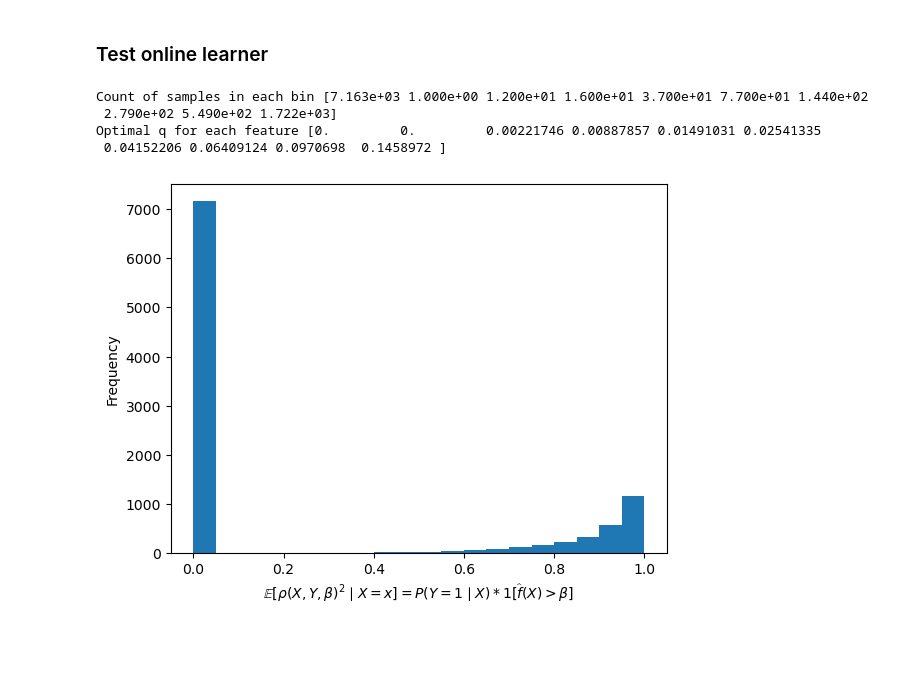
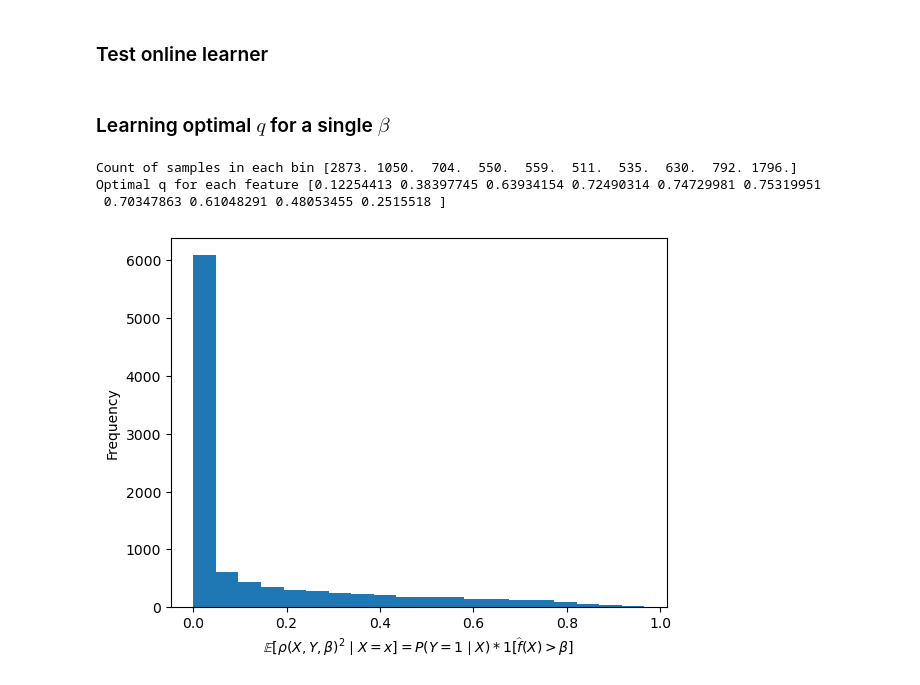
Before and after one commit to neilzxu/active-rcps, a Jupyter notebook: risk_control.ipynb, the cells around one changed output. Cells and saved outputs as stored; diff of their text form; code cells hidden in the pictures; blank space fills up the shorter version.

```diff
--- a/risk_control.ipynb
+++ b/risk_control.ipynb
@@ -365,8 +365,10 @@ def step_optimizer(loss, optimizer, **kwargs):
     optimizer.step()
     optimizer.zero_grad()
 
-def bin_features(x, coef, bias, score_fn, beta, d):
-    p = expit(x.dot(coef) + bias) * (score_fn(x) > beta)
+def bin_features(x, coef, bias, score_fn=None, beta=None, d=10):
+    p = expit(x.dot(coef) + bias)
+    if score_fn is not None and beta is not None:
+        p = p * (score_fn(x) > beta)
     one_hots = np.zeros(shape=(x.shape[0], d))
     one_hots[np.arange(x.shape[0]), np.floor(p * d).astype(int)] = 1.
     assert np.all(np.sum(one_hots, axis=1) == 1.)
@@ -744,5 +743,4 @@ def get_bin_probs(torch_model, d=10):
         bin_probs.append(bin_prob.detach().item())
     return bin_probs
 # %%
-feature_fn = lambda x: bin_features(x, true_coef, true_bias,
-                                    score_fn=lambda x: learned_model.predict_proba(x)[:, 1], beta=single_beta, d=10)
+feature_fn = lambda x: bin_features(x, true_coef, true_bias, d=10)
@@ -749,28 +764,36 @@ feature_fn = lambda x: bin_features(x, true_coef, true_bias,
+# %% [markdown]
+### Learning optimal $q$ for a single $\beta$
 # %%
+budget = 0.4
+q_min = 0.1
+single_beta = 0.2
+
 fig, ax = plt.figure(), plt.gca()
-rho_probs = expit(test_X.dot(true_coef) + true_bias) * (learned_model.predict_proba(test_X)[:, 1] > single_beta)
+rho_probs = (1 - expit(test_X.dot(true_coef) + true_bias)) * (learned_model.predict_proba(test_X)[:, 1] > single_beta)
+probs = expit(test_X.dot(true_coef) + true_bias)
 ax.hist(rho_probs, bins=20)
 ax.set_xlabel('$\\mathbb{E}[\\rho(X, Y, \\beta)^2 \mid X = x] = P(Y = 1 \mid X) * 1[\widehat{f}(X) > \\beta]$')
 ax.set_ylabel('Frequency')
 print('Count of samples in each bin', feature_fn(test_X).sum(axis=0))
 
 
 means, counts = [], []
 for i in np.arange(0.1, 1.1, 0.1):
-    mask = (rho_probs <= i - 0.1) & (rho_probs < i)
+    mask = (probs >= i - 0.1) & (probs < i)
     means.append(np.mean(rho_probs[mask]))
     counts.append(np.sum(mask))
 means, counts = np.array(means), np.array(counts)
-weighted_bin_means = means * counts / np.sum(counts)
-approx_normalizer = np.sum(np.sqrt(weighted_bin_means))
-approx_best_bin_probs = np.sqrt(weighted_bin_means) / approx_normalizer * budget
+bin_p_weights = counts / np.sum(counts)
+bin_q_weights = np.sqrt(means)
+approx_normalizer = np.sum(bin_p_weights * bin_q_weights)
+approx_best_bin_probs = np.minimum(bin_q_weights / approx_normalizer * budget, 1.)
 print('Optimal q for each feature', approx_best_bin_probs)
+# print('Optimal q for each feature', compute_optimal_bin_q(rho_probs))
 # %% [output]
-Count of samples in each bin [7.163e+03 1.000e+00 1.200e+01 1.600e+01 3.700e+01 7.700e+01 1.440e+02
- 2.790e+02 5.490e+02 1.722e+03]
-Optimal q for each feature [0.         0.         0.00221746 0.00887857 0.01491031 0.02541335
- 0.04152206 0.06409124 0.0970698  0.1458972 ]
+Count of samples in each bin [2873. 1050.  704.  550.  559.  511.  535.  630.  792. 1796.]
+Optimal q for each feature [0.12254413 0.38397745 0.63934154 0.72490314 0.74729981 0.75319951
+ 0.70347863 0.61048291 0.48053455 0.2515518 ]
-[figure, old version]
+[figure, new version]
 # %%
 test_beta = single_beta
 rng = np.random.default_rng(seed=322)
```
Also changed, not shown: parts of 15 cells of this notebook, 1 other file.
